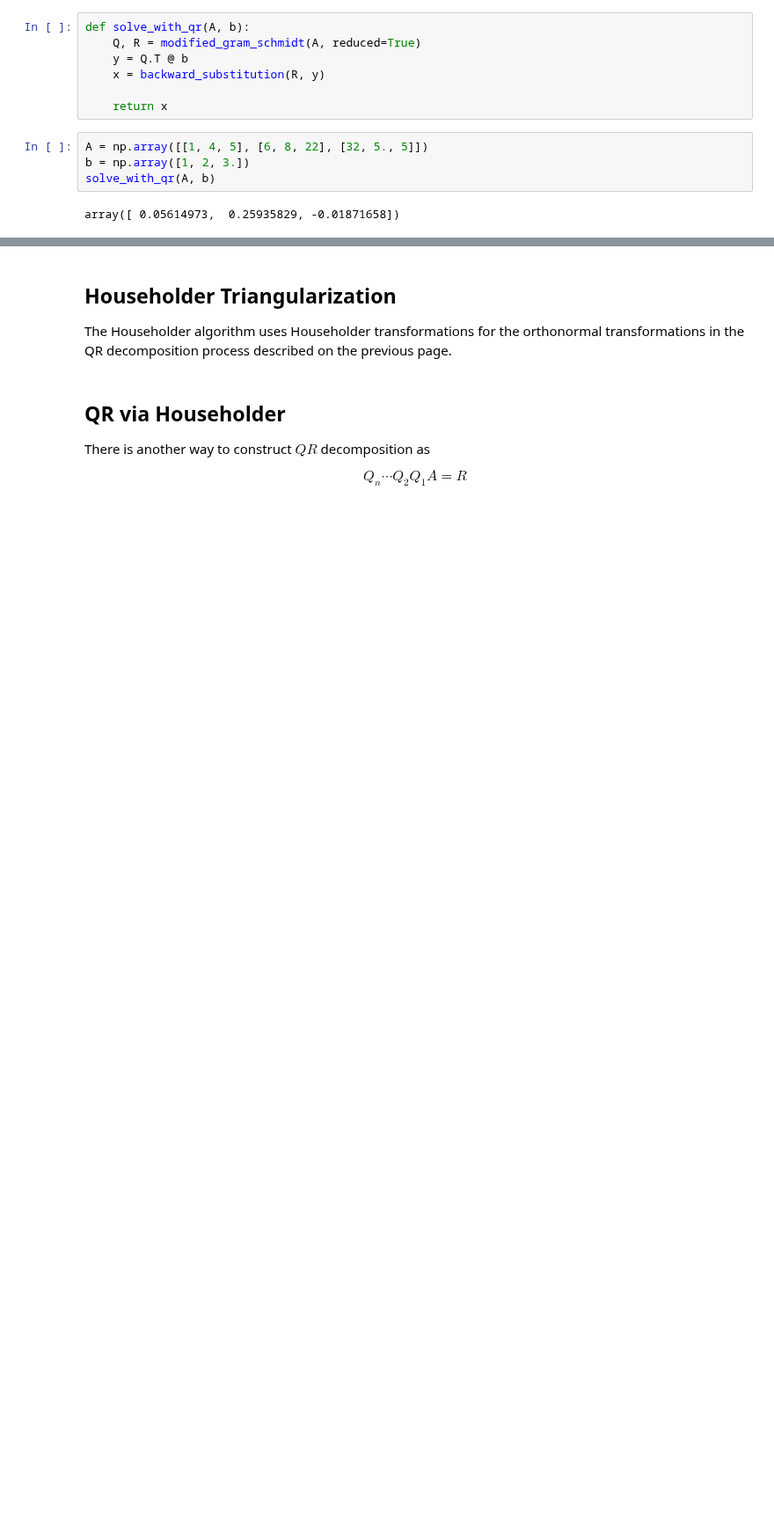
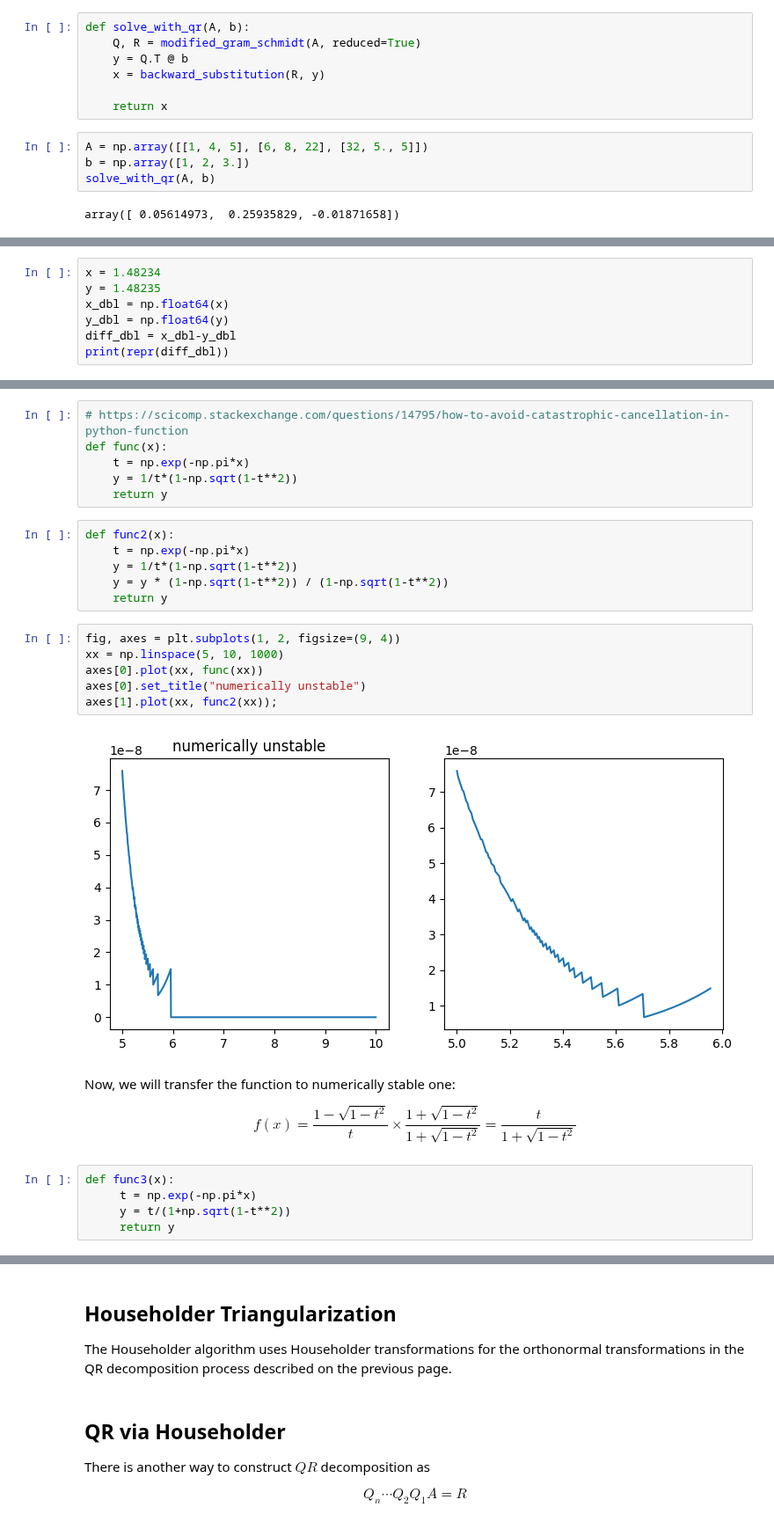
Before and after one commit to oceanumeric/Applied-Mathematics, a Jupyter notebook: volume1/The-QR-Decomposition.ipynb, the cells around one changed output, grey strips where cells are left out. Shown at 88% size. Saved outputs shown, nothing was run; the diff lists cells and outputs as text; blank space fills up the shorter version.

```diff
--- a/volume1/The-QR-Decomposition.ipynb
+++ b/volume1/The-QR-Decomposition.ipynb
@@ -216,0 +236,7 @@ $$H_v = I - 2 \frac{v v^T}{v^T v}$$
+# %%
+x = 1.48234
+y = 1.48235
+x_dbl = np.float64(x)
+y_dbl = np.float64(y)
+diff_dbl = x_dbl-y_dbl
+print(repr(diff_dbl))
@@ -216,0 +267,29 @@ $$H_v = I - 2 \frac{v v^T}{v^T v}$$
+# %%
+# https://scicomp.stackexchange.com/questions/14795/how-to-avoid-catastrophic-cancellation-in-python-function
+def func(x):
+    t = np.exp(-np.pi*x)
+    y = 1/t*(1-np.sqrt(1-t**2))
+    return y
+# %%
+def func2(x):
+    t = np.exp(-np.pi*x)
+    y = 1/t*(1-np.sqrt(1-t**2))
+    y = y * (1-np.sqrt(1-t**2)) / (1-np.sqrt(1-t**2))
+    return y
+# %%
+fig, axes = plt.subplots(1, 2, figsize=(9, 4))
+xx = np.linspace(5, 10, 1000)
+axes[0].plot(xx, func(xx))
+axes[0].set_title("numerically unstable")
+axes[1].plot(xx, func2(xx));
+# %% [output]
+[figure, added]
+# %% [markdown]
+Now, we will transfer the function to numerically stable one:
+
+$$f(x) = \frac{1-\sqrt{1-t^2}}{t} \times  \frac{1+\sqrt{1-t^2}}{1+\sqrt{1-t^2}} = \frac{t}{1+ \sqrt{1-t^2}} $$
+# %%
+def func3(x):
+     t = np.exp(-np.pi*x)
+     y = t/(1+np.sqrt(1-t**2))
+     return y
```
Also changed, not shown: parts of 7 cells of this notebook, 1 other file.
